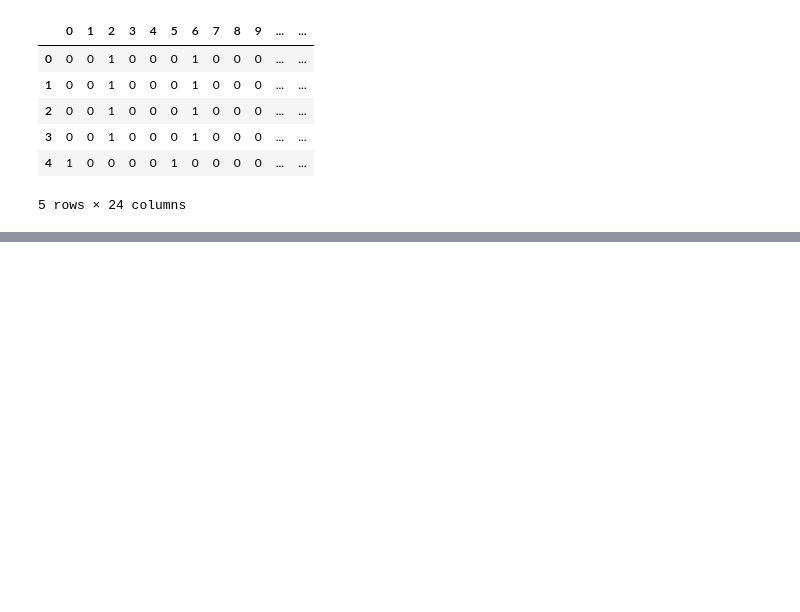
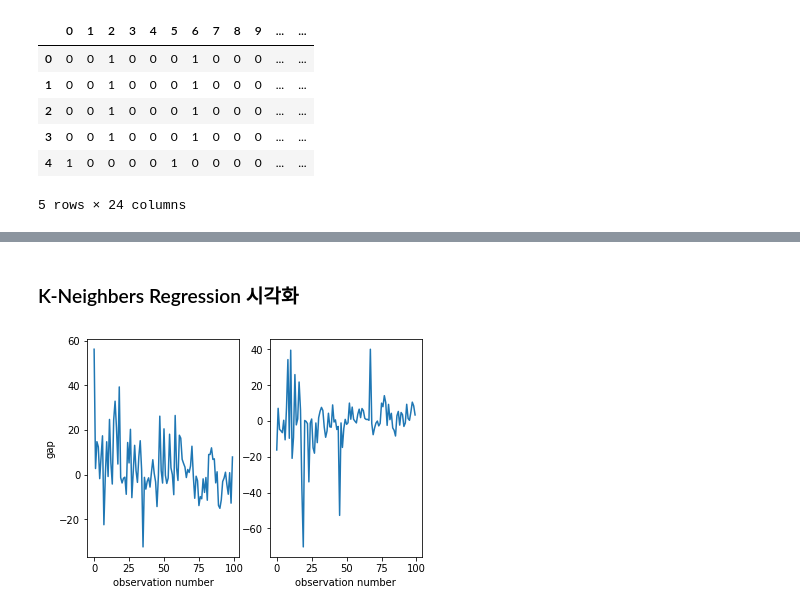
Before and after one commit to JeehunPark/DS, a Jupyter notebook: Python/Wifi/Wifi_locale.ipynb, the cells around one changed output, grey strips where cells are left out. Cells and saved outputs as stored; diff of their text form; code cells hidden in the pictures; blank space fills up the shorter version.

```diff
--- a/Python/Wifi/Wifi_locale.ipynb
+++ b/Python/Wifi/Wifi_locale.ipynb
@@ -173,0 +228,13 @@ raw_train.iloc[:, 522:528].head()
+# %% [markdown]
+### K-Neighbers Regression 시각화
+# %%
+plt.subplot(1, 2, 1)
+plt.plot(gap.iloc[:,0][:100])
+plt.xlabel("observation number")
+plt.ylabel("gap")
+plt.subplot(1, 2, 2)
+plt.plot(gap.iloc[:,1][:100])
+plt.xlabel("observation number")
+plt.show()
+# %% [output]
+[figure, added]
```
Also changed, not shown: parts of 30 cells of this notebook.
